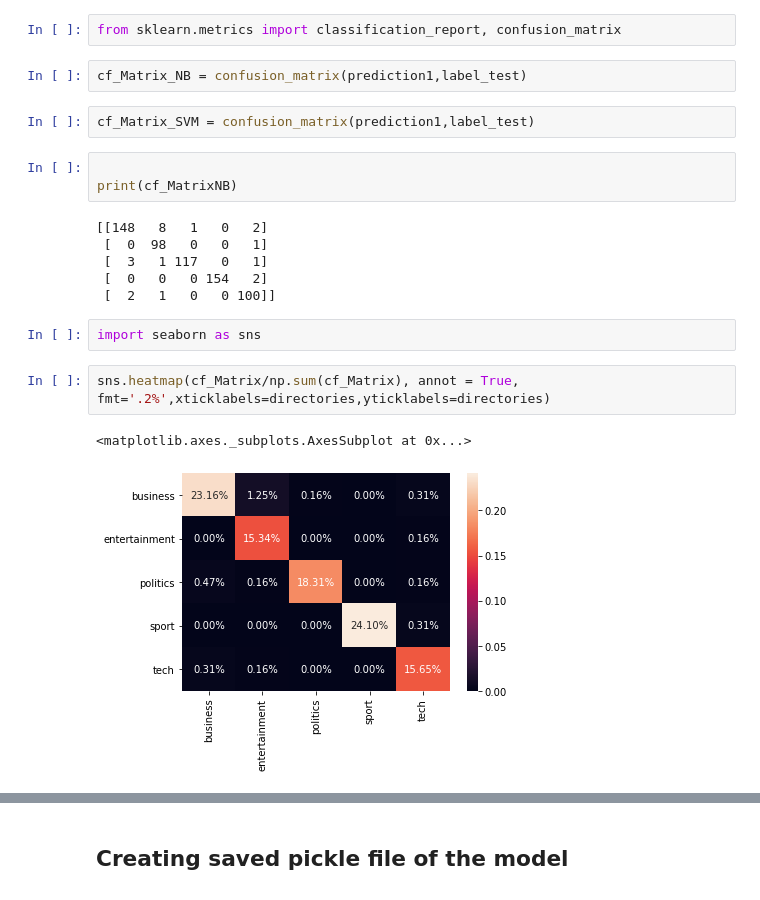
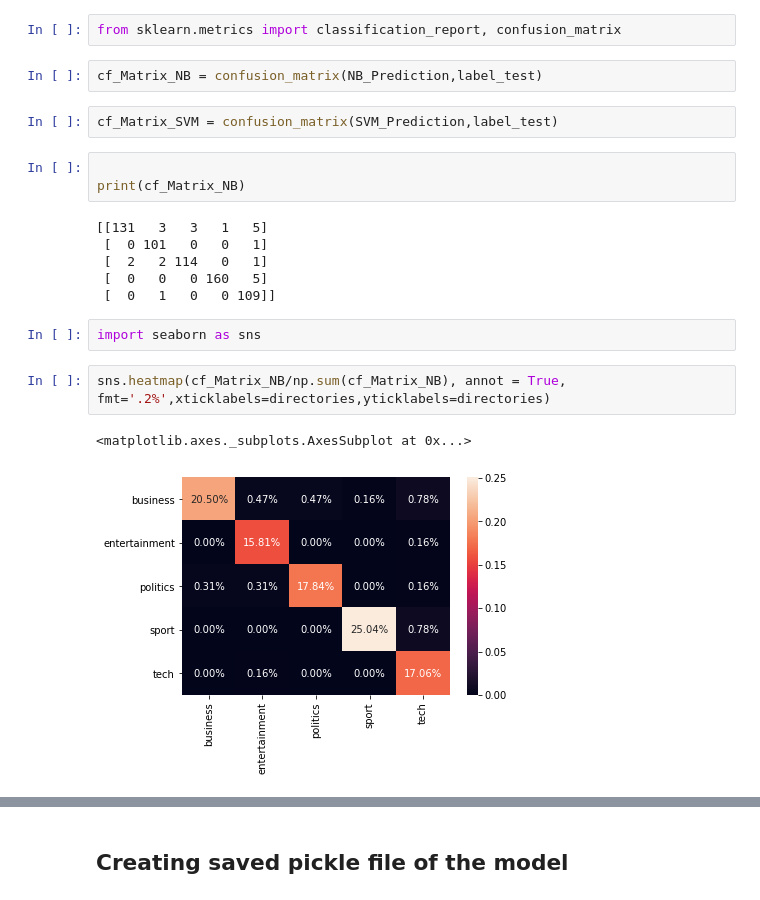
Before and after one commit to akhilsivanand/BBC_News, a Jupyter notebook: BBC_Exp_Ubuntu.ipynb, the cells around one changed output, grey strips where cells are left out. Cells and saved outputs as stored; diff of their text form.

```diff
--- a/BBC_Exp_Ubuntu.ipynb
+++ b/BBC_Exp_Ubuntu.ipynb
@@ -322,22 +349,22 @@ entertainment       1.00      0.95      0.98       106
 # %%
 from sklearn.metrics import classification_report, confusion_matrix
 # %%
-cf_Matrix_NB = confusion_matrix(prediction1,label_test)
+cf_Matrix_NB = confusion_matrix(NB_Prediction,label_test)
 # %%
-cf_Matrix_SVM = confusion_matrix(prediction1,label_test)
+cf_Matrix_SVM = confusion_matrix(SVM_Prediction,label_test)
 # %%
 
-print(cf_MatrixNB)
+print(cf_Matrix_NB)
 # %% [output]
-[[148   8   1   0   2]
- [  0  98   0   0   1]
- [  3   1 117   0   1]
- [  0   0   0 154   2]
- [  2   1   0   0 100]]
+[[131   3   3   1   5]
+ [  0 101   0   0   1]
+ [  2   2 114   0   1]
+ [  0   0   0 160   5]
+ [  0   1   0   0 109]]
 # %%
 import seaborn as sns
 # %%
-sns.heatmap(cf_Matrix/np.sum(cf_Matrix), annot = True, fmt='.2%',xticklabels=directories,yticklabels=directories)
+sns.heatmap(cf_Matrix_NB/np.sum(cf_Matrix_NB), annot = True, fmt='.2%',xticklabels=directories,yticklabels=directories)
 # %% [output]
 <matplotlib.axes._subplots.AxesSubplot at 0x...>
-[figure, old version]
+[figure, new version]
```
Also changed, not shown: parts of 24 cells of this notebook, 5 other files.
